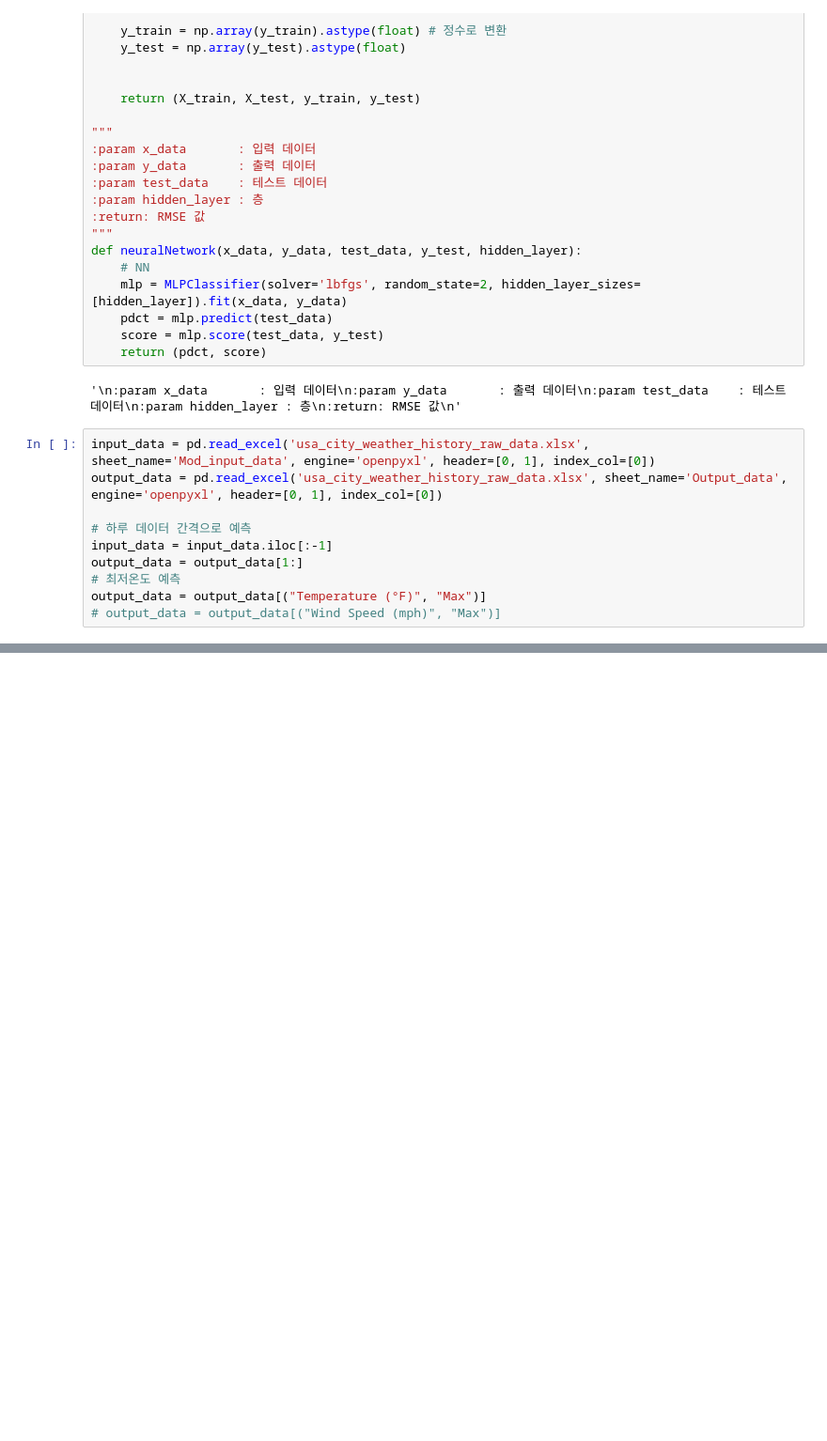
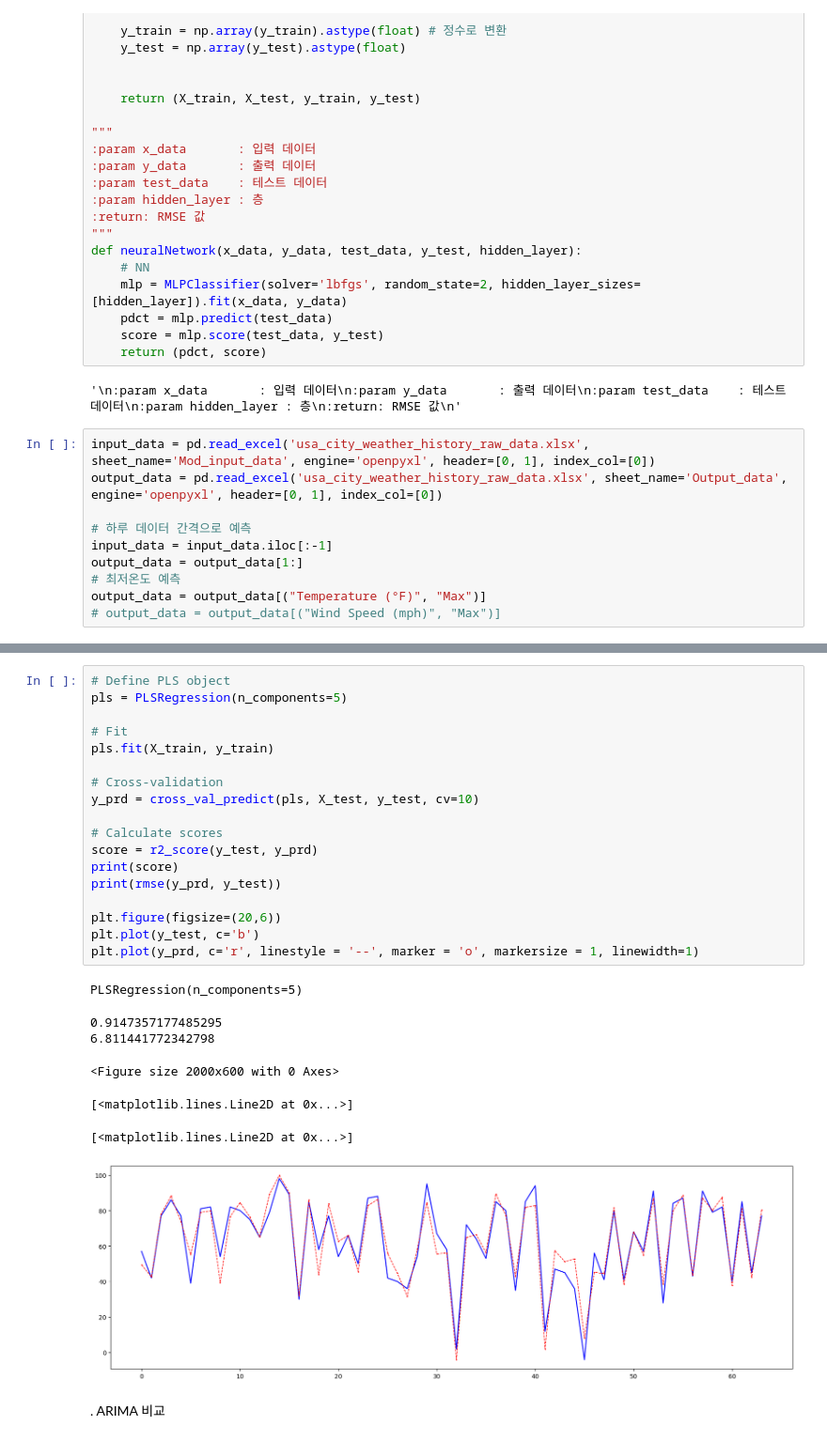
Before and after one commit to badjiyoon/da_study, a Jupyter notebook: wf/[pls] weather_forecasting_best copy.ipynb, the cells around one changed output, grey strips where cells are left out. Shown at 94% size. Saved outputs shown, nothing was run; the diff lists cells and outputs as text; blank space fills up the shorter version.

```diff
--- a/wf/[pls] weather_forecasting_best copy.ipynb
+++ b/wf/[pls] weather_forecasting_best copy.ipynb
@@ -130,0 +116,28 @@ Increase the number of iterations (max_iter) or scale the data as shown in:
+# %%
+# Define PLS object
+pls = PLSRegression(n_components=5)
+
+# Fit
+pls.fit(X_train, y_train)
+
+# Cross-validation
+y_prd = cross_val_predict(pls, X_test, y_test, cv=10)
+
+# Calculate scores
+score = r2_score(y_test, y_prd)
+print(score)
+print(rmse(y_prd, y_test))
+
+plt.figure(figsize=(20,6))
+plt.plot(y_test, c='b')
+plt.plot(y_prd, c='r', linestyle = '--', marker = 'o', markersize = 1, linewidth=1)
+# %% [output]
+PLSRegression(n_components=5)
+0.9147357177485295
+6.811441772342798
+<Figure size 2000x600 with 0 Axes>
+[<matplotlib.lines.Line2D at 0x...>]
+[<matplotlib.lines.Line2D at 0x...>]
+[figure, added]
+# %% [markdown]
+ . ARIMA 비교
```
Also changed, not shown: parts of 2 cells of this notebook.
